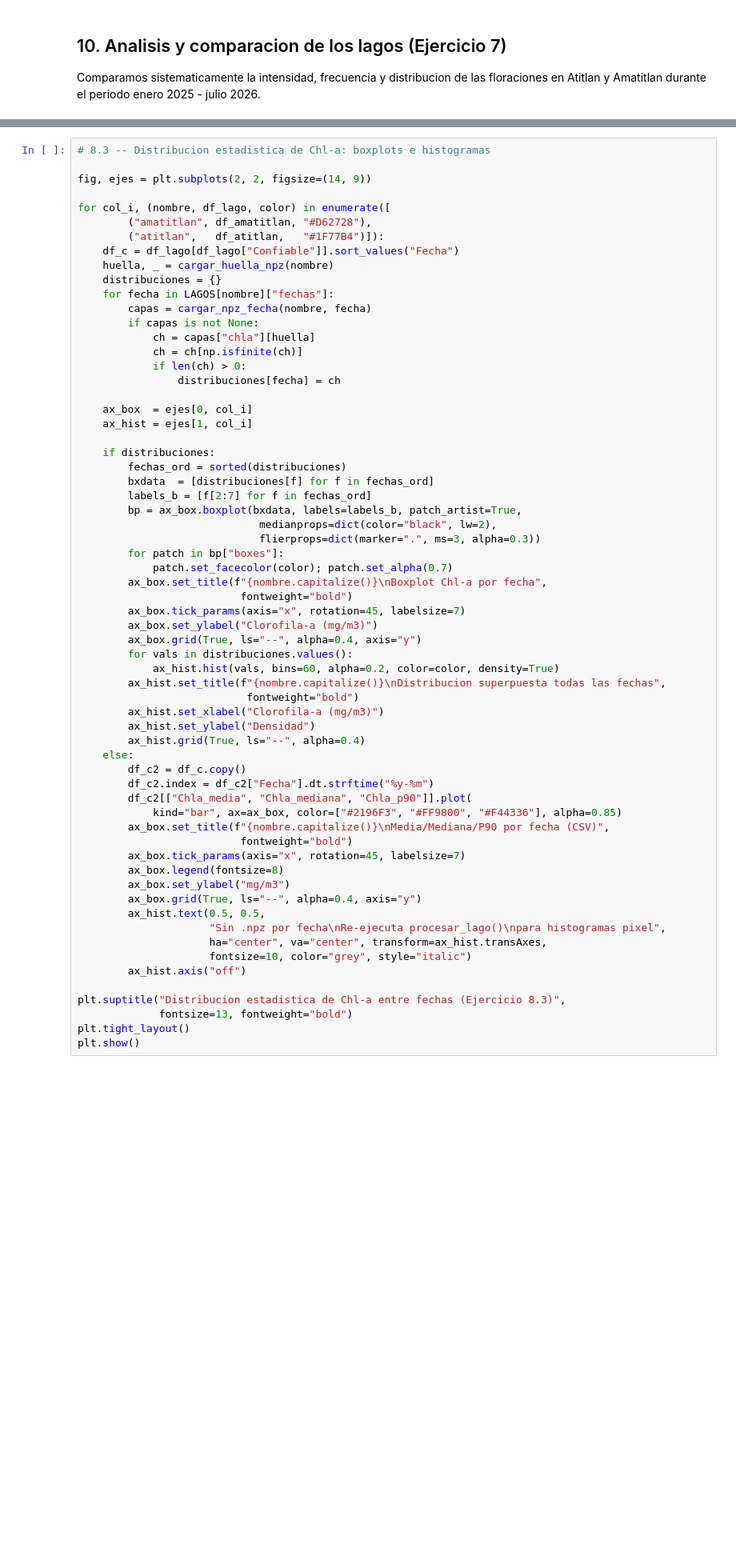
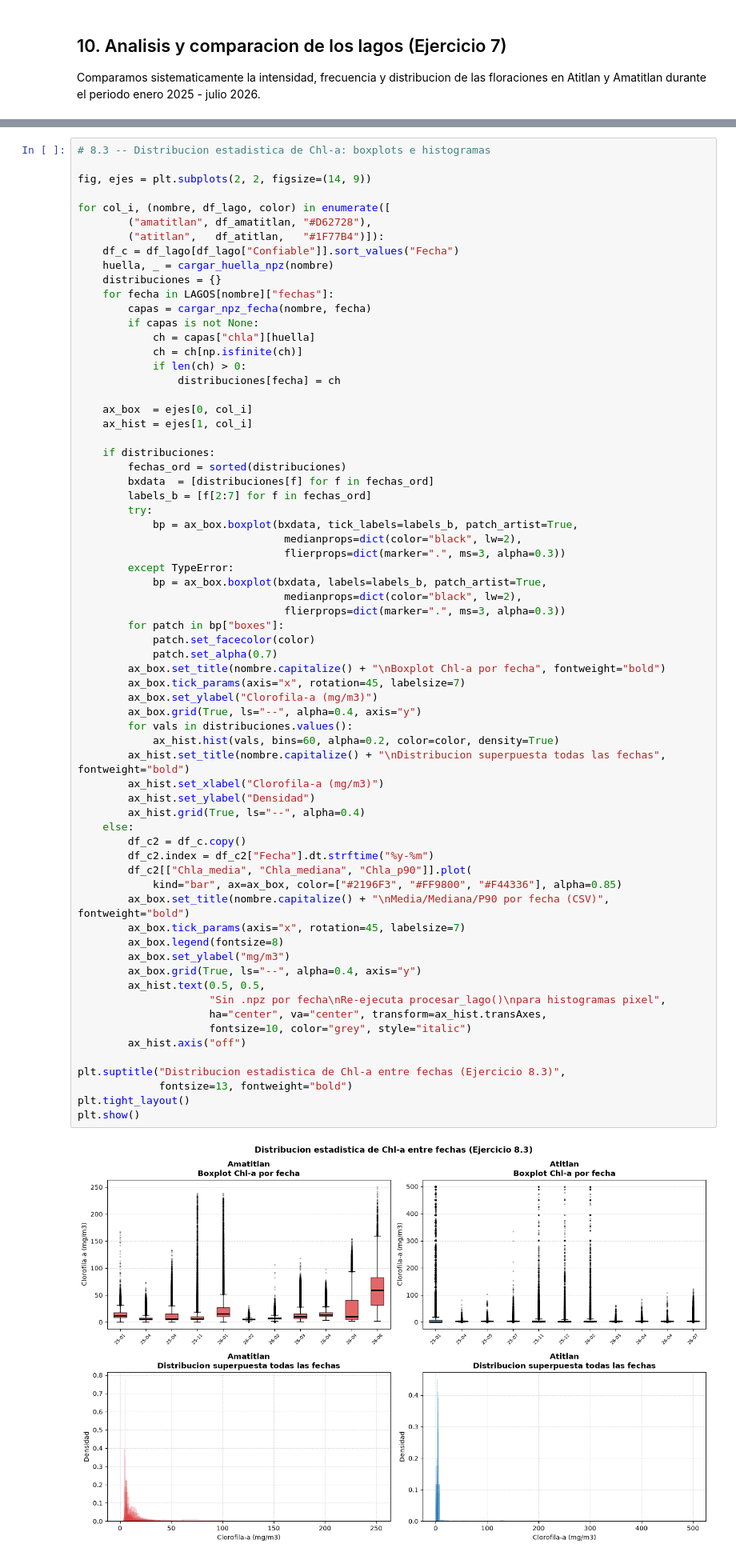
Before and after one commit to AngelEsquit/Lab4-DS, a Jupyter notebook: notebooks/Lab4_Datos_Geoespaciales.ipynb, the cells around one changed output, grey strips where cells are left out. Shown at 80% size. Cells and saved outputs as stored; diff of their text form; blank space fills up the shorter version.

```diff
--- a/notebooks/Lab4_Datos_Geoespaciales.ipynb
+++ b/notebooks/Lab4_Datos_Geoespaciales.ipynb
@@ -1265,44 +1402,49 @@ for col_i, (nombre, df_lago, color) in enumerate([
         fechas_ord = sorted(distribuciones)
         bxdata  = [distribuciones[f] for f in fechas_ord]
         labels_b = [f[2:7] for f in fechas_ord]
-        bp = ax_box.boxplot(bxdata, labels=labels_b, patch_artist=True,
-                             medianprops=dict(color="black", lw=2),
-                             flierprops=dict(marker=".", ms=3, alpha=0.3))
+        try:
+            bp = ax_box.boxplot(bxdata, tick_labels=labels_b, patch_artist=True,
+                                 medianprops=dict(color="black", lw=2),
+                                 flierprops=dict(marker=".", ms=3, alpha=0.3))
+        except TypeError:
+            bp = ax_box.boxplot(bxdata, labels=labels_b, patch_artist=True,
+                                 medianprops=dict(color="black", lw=2),
+                                 flierprops=dict(marker=".", ms=3, alpha=0.3))
         for patch in bp["boxes"]:
-            patch.set_facecolor(color); patch.set_alpha(0.7)
-        ax_box.set_title(f"{nombre.capitalize()}\nBoxplot Chl-a por fecha",
-                          fontweight="bold")
+            patch.set_facecolor(color)
+            patch.set_alpha(0.7)
+        ax_box.set_title(nombre.capitalize() + "\nBoxplot Chl-a por fecha", fontweight="bold")
         ax_box.tick_params(axis="x", rotation=45, labelsize=7)
         ax_box.set_ylabel("Clorofila-a (mg/m3)")
         ax_box.grid(True, ls="--", alpha=0.4, axis="y")
         for vals in distribuciones.values():
             ax_hist.hist(vals, bins=60, alpha=0.2, color=color, density=True)
-        ax_hist.set_title(f"{nombre.capitalize()}\nDistribucion superpuesta todas las fechas",
-                           fontweight="bold")
+        ax_hist.set_title(nombre.capitalize() + "\nDistribucion superpuesta todas las fechas", fontweight="bold")
         ax_hist.set_xlabel("Clorofila-a (mg/m3)")
         ax_hist.set_ylabel("Densidad")
         ax_hist.grid(True, ls="--", alpha=0.4)
     else:
         df_c2 = df_c.copy()
         df_c2.index = df_c2["Fecha"].dt.strftime("%y-%m")
         df_c2[["Chla_media", "Chla_mediana", "Chla_p90"]].plot(
             kind="bar", ax=ax_box, color=["#2196F3", "#FF9800", "#F44336"], alpha=0.85)
-        ax_box.set_title(f"{nombre.capitalize()}\nMedia/Mediana/P90 por fecha (CSV)",
-                          fontweight="bold")
+        ax_box.set_title(nombre.capitalize() + "\nMedia/Mediana/P90 por fecha (CSV)", fontweight="bold")
         ax_box.tick_params(axis="x", rotation=45, labelsize=7)
         ax_box.legend(fontsize=8)
         ax_box.set_ylabel("mg/m3")
         ax_box.grid(True, ls="--", alpha=0.4, axis="y")
         ax_hist.text(0.5, 0.5,
                      "Sin .npz por fecha\nRe-ejecuta procesar_lago()\npara histogramas pixel",
                      ha="center", va="center", transform=ax_hist.transAxes,
                      fontsize=10, color="grey", style="italic")
         ax_hist.axis("off")
 
 plt.suptitle("Distribucion estadistica de Chl-a entre fechas (Ejercicio 8.3)",
              fontsize=13, fontweight="bold")
 plt.tight_layout()
 plt.show()
+# %% [output]
+[figure, added]
 # %%
 # 8.4 -- Patron estacional: epoca seca (nov-abr) vs lluviosa (may-oct)
 import seaborn as sns
```
Also changed, not shown: parts of 20 cells of this notebook, 5 other files.
